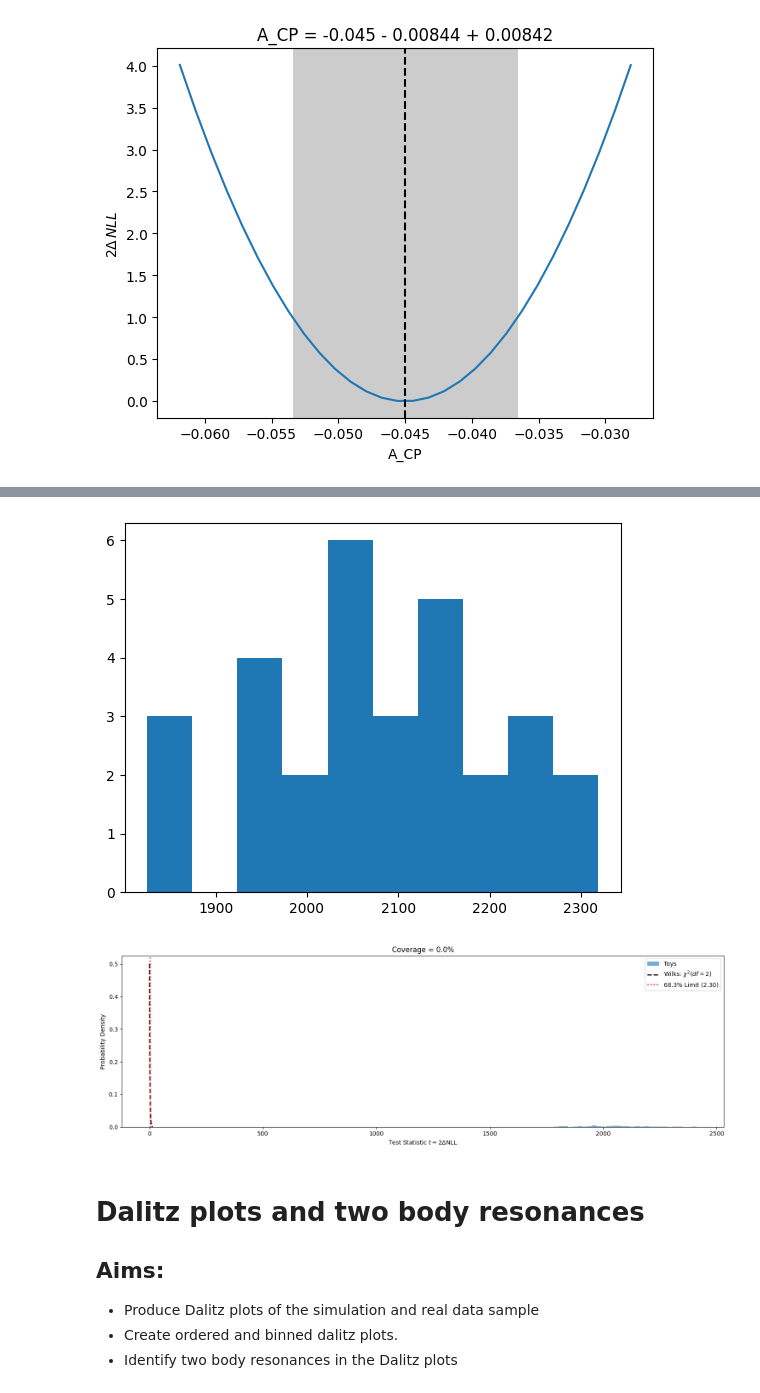
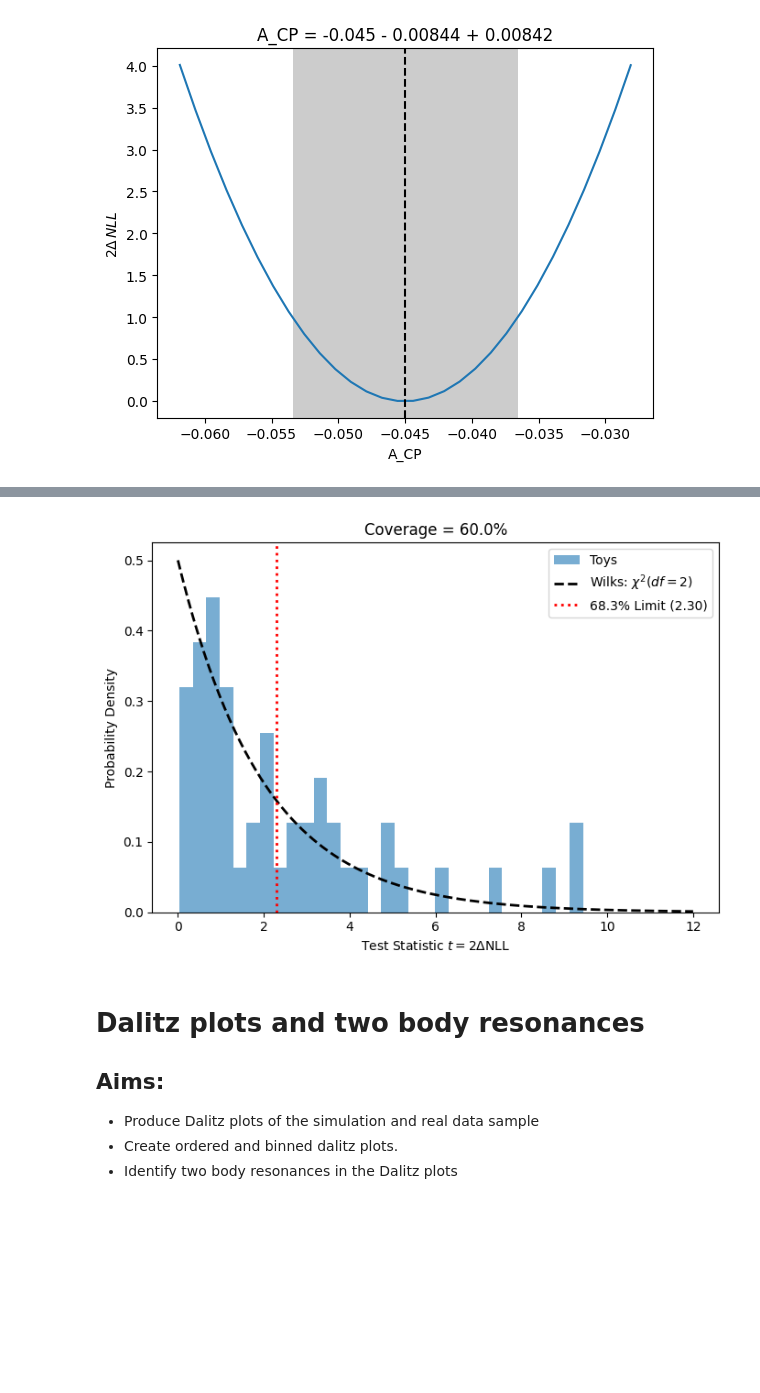
Before and after one commit to gmoretti03/LHCb-opendata-acp, a Jupyter notebook: Code_general/Frequentist/Frequentist_Analysis.ipynb, the cells around one changed output, grey strips where cells are left out. Drawn from its saved outputs; the diff is of its cells as text; code cells hidden in the pictures; blank space fills up the shorter version.

Commit message:
dalitz plot analysis

```diff
--- a/Code_general/Frequentist/Frequentist_Analysis.ipynb
+++ b/Code_general/Frequentist/Frequentist_Analysis.ipynb
@@ -1193,7 +1192,7 @@ def run_coverage_study(data, fit_window, N_toys=30):
 
         # Unconstrained Fit (Global Minimum)
         m_joint_unconstrained = Minuit(cost,
-            N_sig=15000, A_CP=m_joint.values['A_CP'], mu=5279.15, sigma=m_joint.values['sigma'],
+            N_sig=15000, A_CP=m_joint.values['A_CP'], mu=m_joint.values['mu'], sigma=m_joint.values['sigma'],
             N_bkg_pos=3100, N_bkg_neg=2900,
             lam1_pos=lam_hat1_pos, lam2_pos=lam_hat2_pos, f_bkgs_pos=f_bkgs_hat_pos,
             lam1_neg=lam_hat1_neg, lam2_neg=lam_hat2_neg, f_bkgs_neg=f_bkgs_hat_neg)
@@ -1208,8 +1207,6 @@ def run_coverage_study(data, fit_window, N_toys=30):
             m_joint_unconstrained.limits[f'lam2_{s}'] = (1e-6, 1)
             m_joint_unconstrained.limits[f'f_bkgs_{s}'] = (0, 1)
 
-        # For LEE
-        # m_joint_unconstrained.fixed['sigma'] = True
 
         m_joint_unconstrained.migrad()
         if not m_joint_unconstrained.valid:
@@ -1222,7 +1219,7 @@ def run_coverage_study(data, fit_window, N_toys=30):
         # Constrained Fit (Fixing POIs to True Values)
         # We profile the nuisance parameters
         m_joint_constrained = Minuit(cost,
-            N_sig=15000, A_CP=m_joint.values['A_CP'], mu=5279.15, sigma=m_joint.values['sigma'],
+            N_sig=15000, A_CP=m_joint.values['A_CP'], mu=m_joint.values['mu'], sigma=m_joint.values['sigma'],
             N_bkg_pos=3100, N_bkg_neg=2900,
             lam1_pos=lam_hat1_pos, lam2_pos=lam_hat2_pos, f_bkgs_pos=f_bkgs_hat_pos,
             lam1_neg=lam_hat1_neg, lam2_neg=lam_hat2_neg, f_bkgs_neg=f_bkgs_hat_neg)
@@ -1239,14 +1236,13 @@ def run_coverage_study(data, fit_window, N_toys=30):
         m_joint_constrained.fixed['A_CP'] = True
         m_joint_constrained.fixed['mu']   = True
 
-        # m_joint_constrained.fixed['sigma'] = True
 
         m_joint_constrained.migrad()
         NLL_true = m_joint_constrained.fval
 
 
         # Calculate Test Statistic
-        t = 2.0 * (NLL_true - NLL_min)
+        t = (NLL_true - NLL_min)
         t = max(t, 0.0)
         t_values.append(t)
 
@@ -1260,4 +1256,4 @@ def run_coverage_study(data, fit_window, N_toys=30):
     coverage_fraction = covered_count / len(t_values)
     return np.array(t_values), coverage_fraction, A_CP_values
 # %%
-t_vals, cov, A_CP_values = run_coverage_study(data_window, FIT_WINDOW, N_toys=30)
+t_vals, cov, A_CP_values = run_coverage_study(data_window, FIT_WINDOW, N_toys=50)
@@ -1268,25 +1260,21 @@ plt.hist(A_CP_values);
-# %%
-plt.hist(t_vals);
-# %% [output]
-[figure, removed]
 # %%
 # Theoretical PDF for Wilks' theorem (chi-square with 2 degrees of freedom)
-x_vals = np.linspace(0, 15, 200)
+x_vals = np.linspace(0, 12, 200)
 chi2_pdf = chi2(2).pdf(x_vals)
 
-fig, ax = plt.subplots(1, 1, figsize=(15, 5))
+fig, ax = plt.subplots(1, 1, figsize=(7, 5))
 ax.hist(t_vals, bins=30, density=True, alpha=0.6, label='Toys')
 ax.plot(x_vals, chi2_pdf, 'k--', lw=2, label=r'Wilks: $\chi^2(df=2)$')
 ax.axvline(chi2(2).ppf(0.6827), color='red', linestyle=':', lw=2, label='68.3% Limit (2.30)')
 ax.set_title(f"Coverage = {cov*100:.1f}%")
 ax.set_xlabel(r"Test Statistic $t = 2\Delta$NLL")
 ax.set_ylabel("Probability Density")
 ax.legend()
 
 plt.tight_layout()
 plt.show()
 # %% [output]
-[figure, old version]
+[figure, new version]
 # %% [markdown]
 # Dalitz plots and two body resonances
 ## Aims:
```
Also changed, not shown: parts of 8 cells of this notebook, 2 other files.
